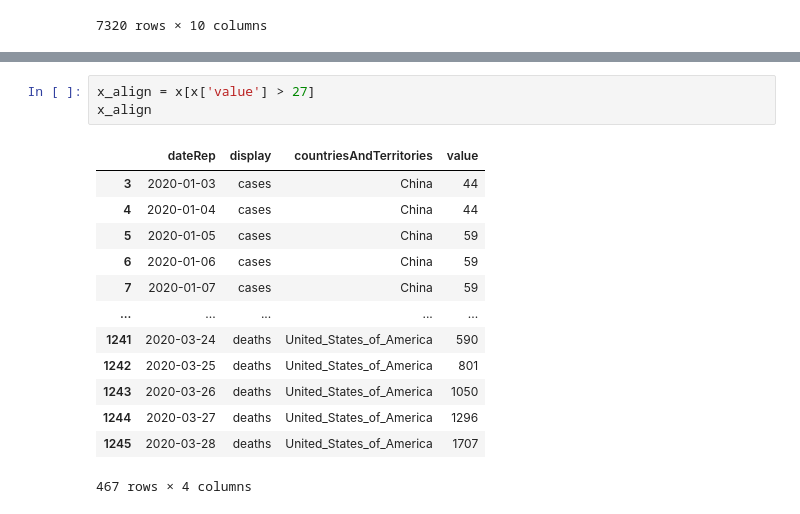
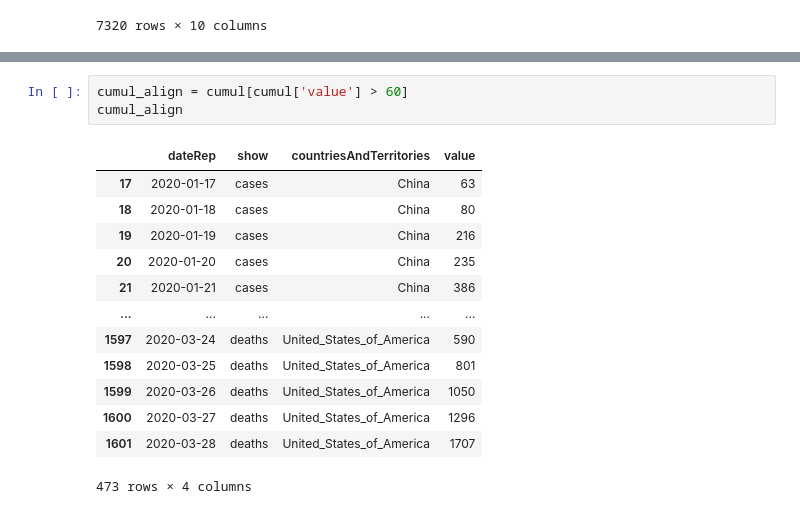
Before and after one commit to patpizio/covid19-dashboard, a Jupyter notebook: download_and_view.ipynb, the cells around one changed output, grey strips where cells are left out. Drawn from its saved outputs; the diff is of its cells as text.

```diff
--- a/download_and_view.ipynb
+++ b/download_and_view.ipynb
@@ -103,20 +104,20 @@ px.line(x, x='dateRep', y='value', color='countriesAndTerritories', facet_col='d
 # %% [output]
 [interactive output not drawn]
-# %%
-x_align = x[x['value'] > 27]
-x_align
-# %% [output]
-|  | dateRep | display | countriesAndTerritories | value |
-| 3 | 2020-01-03 | cases | China | 44 |
-| 4 | 2020-01-04 | cases | China | 44 |
-| 5 | 2020-01-05 | cases | China | 59 |
-| 6 | 2020-01-06 | cases | China | 59 |
-| 7 | 2020-01-07 | cases | China | 59 |
-| ... | ... | ... | ... | ... |
-| 1241 | 2020-03-24 | deaths | United_States_of_America | 590 |
-| 1242 | 2020-03-25 | deaths | United_States_of_America | 801 |
-| 1243 | 2020-03-26 | deaths | United_States_of_America | 1050 |
-| 1244 | 2020-03-27 | deaths | United_States_of_America | 1296 |
-| 1245 | 2020-03-28 | deaths | United_States_of_America | 1707 |
-467 rows × 4 columns
+# %%
+cumul_align = cumul[cumul['value'] > 60]
+cumul_align
+# %% [output]
+|  | dateRep | show | countriesAndTerritories | value |
+| 17 | 2020-01-17 | cases | China | 63 |
+| 18 | 2020-01-18 | cases | China | 80 |
+| 19 | 2020-01-19 | cases | China | 216 |
+| 20 | 2020-01-20 | cases | China | 235 |
+| 21 | 2020-01-21 | cases | China | 386 |
+| ... | ... | ... | ... | ... |
+| 1597 | 2020-03-24 | deaths | United_States_of_America | 590 |
+| 1598 | 2020-03-25 | deaths | United_States_of_America | 801 |
+| 1599 | 2020-03-26 | deaths | United_States_of_America | 1050 |
+| 1600 | 2020-03-27 | deaths | United_States_of_America | 1296 |
+| 1601 | 2020-03-28 | deaths | United_States_of_America | 1707 |
+473 rows × 4 columns
 # %%
```
Also changed, not shown: parts of 7 cells of this notebook, 1 other file.
